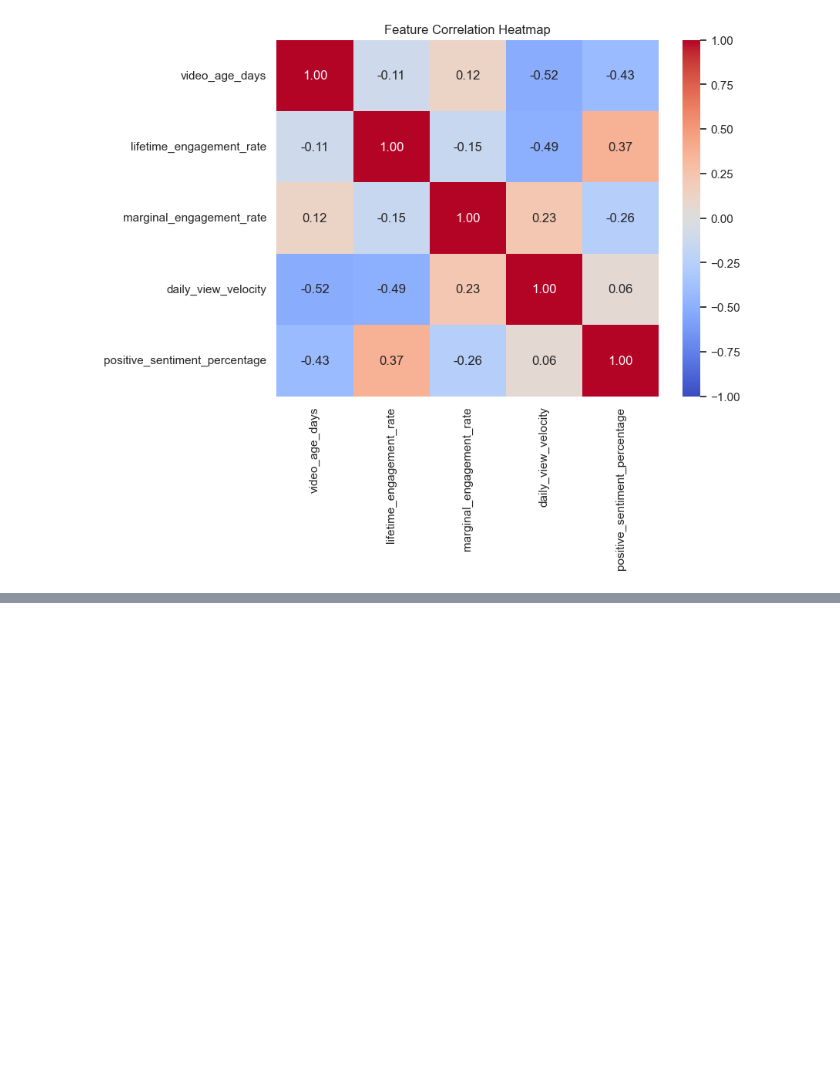
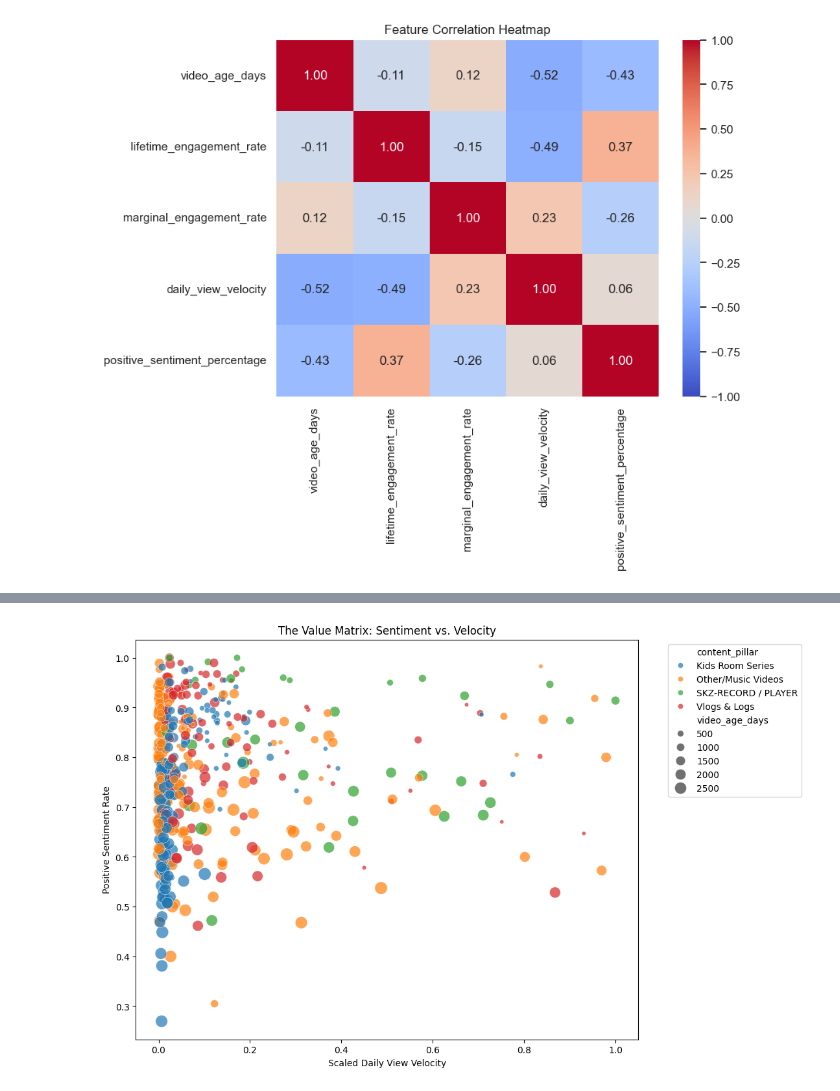
Before and after one commit to tejakusumahyusuf832/skz-pace, a Jupyter notebook: notebooks/3.0-yt-exploratory-data-analysis.ipynb, the cells around one changed output, grey strips where cells are left out. Drawn from its saved outputs; the diff is of its cells as text; code cells hidden in the pictures; blank space fills up the shorter version.

```diff
--- a/notebooks/3.0-yt-exploratory-data-analysis.ipynb
+++ b/notebooks/3.0-yt-exploratory-data-analysis.ipynb
@@ -297,0 +320,38 @@ plt.show()
+# %%
+df_scattered = (
+    df[
+        (df["video_format"] == "Long-form") &
+        (df["daily_view_velocity"] <= 3000) &
+        (df["content_pillar"].isin([
+            'Kids Room Series',
+            'Other/Music Videos',
+            'SKZ-RECORD / PLAYER',
+            'Vlogs & Logs'
+        ]))
+    ].astype({"content_pillar": "str"})
+)
+
+# Scale `daily_view_velocity` and `positive_sentiment_percentage`
+df_scattered["daily_view_velocity"] = (
+    (df_scattered["daily_view_velocity"] - df_scattered["daily_view_velocity"].min())
+    / (df_scattered["daily_view_velocity"].max() - df_scattered["daily_view_velocity"].min())
+)
+
+df_scattered["positive_sentiment_percentage"] = df_scattered["positive_sentiment_percentage"] / 100
+
+plt.figure(figsize=(10, 8))
+sns.scatterplot(x="daily_view_velocity",
+                y="positive_sentiment_percentage",
+                hue="content_pillar",
+                size="video_age_days",
+                sizes=(20, 200),
+                alpha=0.7,
+                data=df_scattered)
+
+plt.title("The Value Matrix: Sentiment vs. Velocity")
+plt.xlabel("Scaled Daily View Velocity")
+plt.ylabel("Positive Sentiment Rate")
+plt.legend(bbox_to_anchor=(1.05, 1), loc="upper left")
+plt.show()
+# %% [output]
+[figure, added]
```
Also changed, not shown: parts of 27 cells of this notebook, 1 other file.
